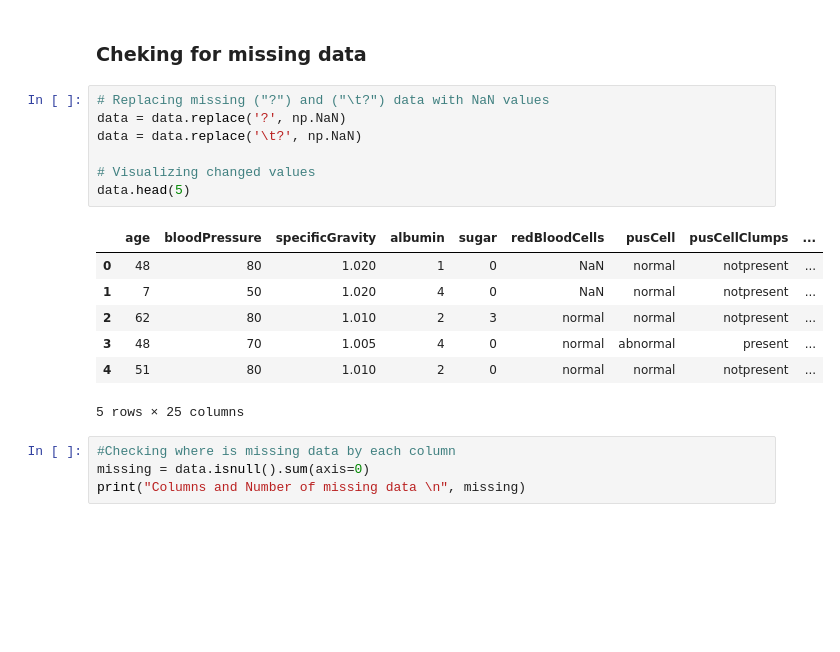
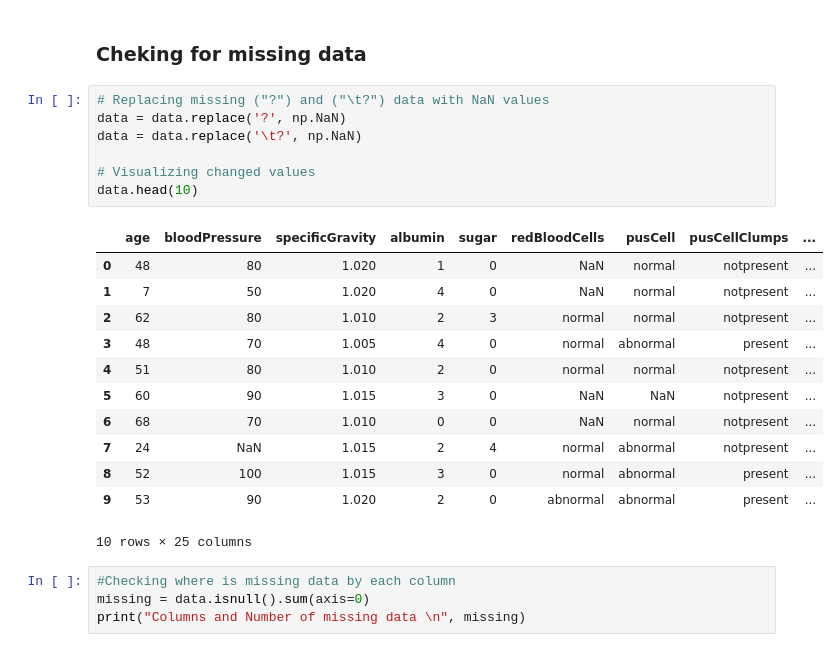
Before and after one commit to EdgarasKazlauskas1987/ChronicalKidneyDiseaseAIProject, a Jupyter notebook: Chronic Kidney Disease Project.ipynb, the cells around one changed output. Drawn from its saved outputs; the diff is of its cells as text; blank space fills up the shorter version.

Commit message:
added more stuff to data cleaning

```diff
--- a/Chronic Kidney Disease Project.ipynb
+++ b/Chronic Kidney Disease Project.ipynb
@@ -65,18 +53,23 @@ Rows and Columns (400, 25)
 # %%
 # Replacing missing ("?") and ("\t?") data with NaN values
 data = data.replace('?', np.NaN)
 data = data.replace('\t?', np.NaN)
 
 # Visualizing changed values
-data.head(5)
+data.head(10)
 # %% [output]
 |  | age | bloodPressure | specificGravity | albumin | sugar | redBloodCells | pusCell | pusCellClumps | ... |
 | 0 | 48 | 80 | 1.020 | 1 | 0 | NaN | normal | notpresent | ... |
 | 1 | 7 | 50 | 1.020 | 4 | 0 | NaN | normal | notpresent | ... |
 | 2 | 62 | 80 | 1.010 | 2 | 3 | normal | normal | notpresent | ... |
 | 3 | 48 | 70 | 1.005 | 4 | 0 | normal | abnormal | present | ... |
 | 4 | 51 | 80 | 1.010 | 2 | 0 | normal | normal | notpresent | ... |
+| 5 | 60 | 90 | 1.015 | 3 | 0 | NaN | NaN | notpresent | ... |
+| 6 | 68 | 70 | 1.010 | 0 | 0 | NaN | normal | notpresent | ... |
+| 7 | 24 | NaN | 1.015 | 2 | 4 | normal | abnormal | notpresent | ... |
+| 8 | 52 | 100 | 1.015 | 3 | 0 | normal | abnormal | present | ... |
+| 9 | 53 | 90 | 1.020 | 2 | 0 | abnormal | abnormal | present | ... |
-5 rows × 25 columns
+10 rows × 25 columns
 # %%
 #Checking where is missing data by each column
 missing = data.isnull().sum(axis=0)
```
Also changed, not shown: parts of 8 cells of this notebook.
